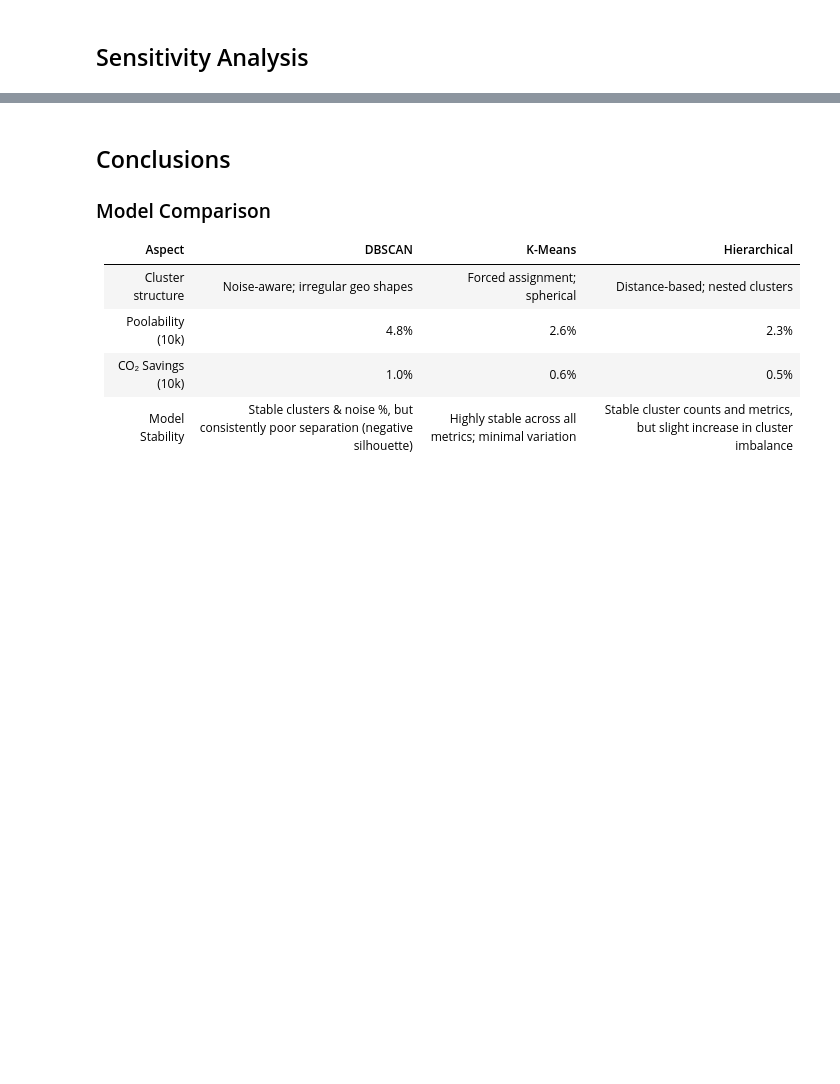
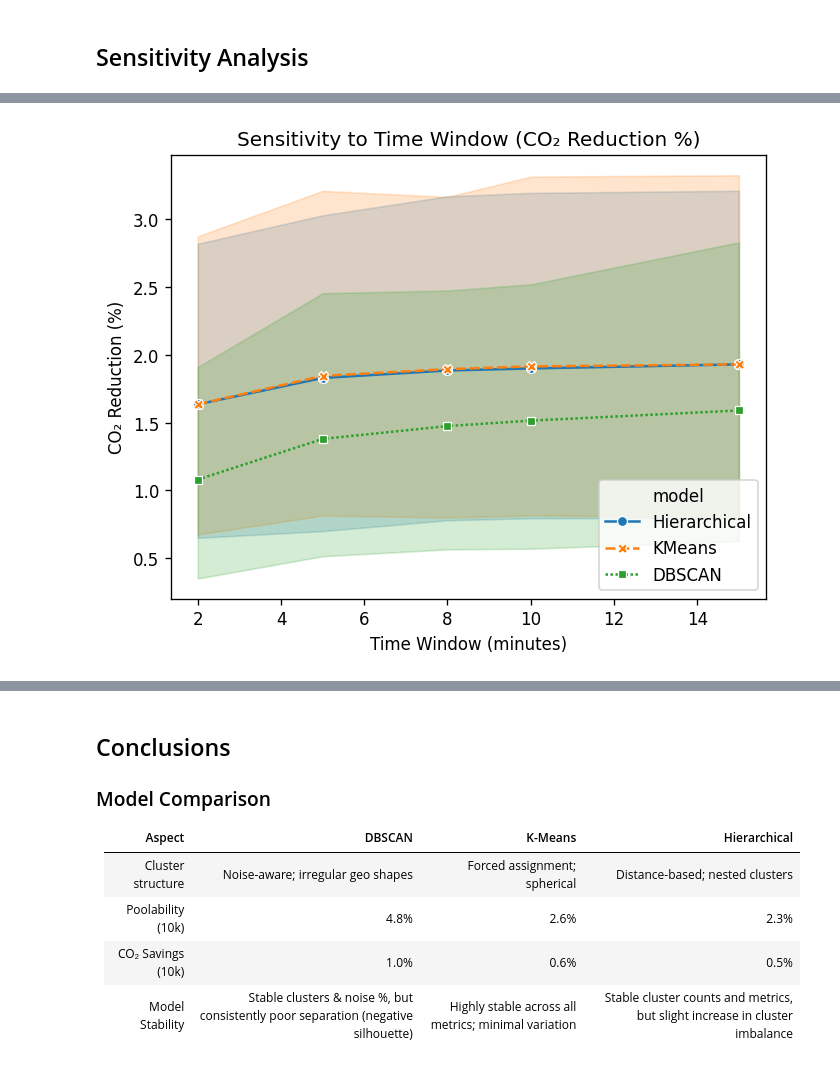
Before and after one commit to anushkasjadhav/MSE446-Optimization-Ride-Pooling-For-Emissions-Reduction, a Jupyter notebook: Clustering/poolability_scaleup.ipynb, the cells around one changed output, grey strips where cells are left out. Saved outputs shown, nothing was run; the diff lists cells and outputs as text; code cells hidden in the pictures; blank space fills up the shorter version.

Commit message:
poolability models

```diff
--- a/Clustering/poolability_scaleup.ipynb
+++ b/Clustering/poolability_scaleup.ipynb
@@ -510,0 +511,20 @@ Top 10 Overall Scenarios:
+# %%
+# Time Window sensitivity
+
+plt.figure()
+
+sns.lineplot(
+    data=results_df_clean,
+    x="time_window",
+    y="reduction",
+    hue="model",
+    style="model",
+    markers=True
+)
+
+plt.title("Sensitivity to Time Window (CO₂ Reduction %)")
+plt.xlabel("Time Window (minutes)")
+plt.ylabel("CO₂ Reduction (%)")
+plt.show()
+# %% [output]
+[figure, added]
```
Also changed, not shown: parts of 3 cells of this notebook, 8 other files.
